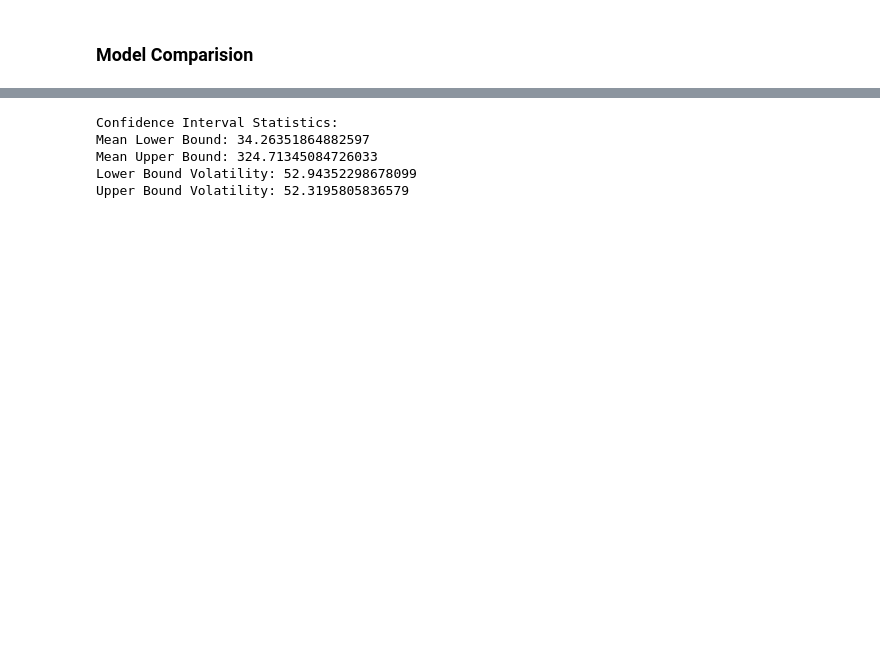
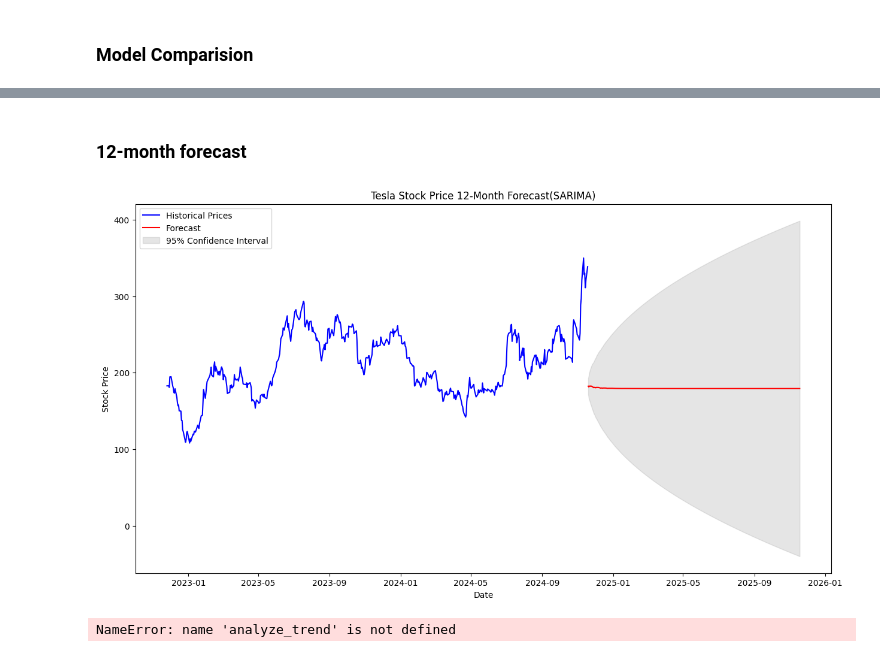
Before and after one commit to OL-YAD/portfolio-optimization-forecasting, a Jupyter notebook: notebooks/market_forecast_analysis.ipynb, the cells around one changed output, grey strips where cells are left out. Cells and saved outputs as stored; diff of their text form; code cells hidden in the pictures; blank space fills up the shorter version.

Commit message:
future market trens forcast

```diff
--- a/notebooks/market_forecast_analysis.ipynb
+++ b/notebooks/market_forecast_analysis.ipynb
@@ -694,17 +692,65 @@ plt.show()
 # %%
-# Confidence Interval Statistics
-ci_stats = {
-    'Mean Lower Bound': conf_int.iloc[:, 0].mean(),
-    'Mean Upper Bound': conf_int.iloc[:, 1].mean(),
-    'Lower Bound Volatility': conf_int.iloc[:, 0].std(),
-    'Upper Bound Volatility': conf_int.iloc[:, 1].std()
-}
-print("Confidence Interval Statistics:")
-for key, value in ci_stats.items():
-    print(f"{key}: {value}")
+# # Confidence Interval Statistics
+# ci_stats = {
+#     'Mean Lower Bound': conf_int.iloc[:, 0].mean(),
+#     'Mean Upper Bound': conf_int.iloc[:, 1].mean(),
+#     'Lower Bound Volatility': conf_int.iloc[:, 0].std(),
+#     'Upper Bound Volatility': conf_int.iloc[:, 1].std()
+# }
+# print("Confidence Interval Statistics:")
+# for key, value in ci_stats.items():
+#     print(f"{key}: {value}")
-# %% [output]
-Confidence Interval Statistics:
-Mean Lower Bound: 34.26351864882597
-Mean Upper Bound: 324.71345084726033
-Lower Bound Volatility: 52.94352298678099
-Upper Bound Volatility: 52.3195805836579
+# %% [markdown]
+### 12-month forecast
+# %%
+# Generate 12-month forecast with confidence intervals
+forecast_steps = 365  # 12 months of trading days
+forecast_object = model_sarima_fit_tsla.get_forecast(steps=forecast_steps)
+forecast = forecast_object.predicted_mean
+conf_int = forecast_object.conf_int()
+
+# Plotting forecast
+plt.figure(figsize=(15, 8))
+plt.plot(tsla_test.index, tsla_test.values, label='Historical Prices', color='blue')
+plt.plot(pd.date_range(start=tsla_test.index[-1], periods=forecast_steps+1)[1:], forecast, label='Forecast', color='red')
+plt.fill_between(
+    pd.date_range(start=tsla_test.index[-1], periods=forecast_steps+1)[1:],
+    conf_int.iloc[:, 0],
+    conf_int.iloc[:, 1],
+    color='gray', alpha=0.2,
+    label='95% Confidence Interval'
+)
+plt.title('Tesla Stock Price 12-Month Forecast(SARIMA)')
+plt.xlabel('Date')
+plt.ylabel('Stock Price')
+plt.legend()
+plt.show()
+
+
+
+trend_direction, price_change = analyze_trend(forecast)
+
+volatility_analysis = analyze_volatility(forecast, conf_int)
+
+opportunities, risks = identify_market_opportunities(forecast, conf_int)
+
+# Comprehensive Report
+print("\n--- Tesla Stock Price Forecast Analysis ---")
+print(f"\nTrend Analysis:")
+print(f"Trend Direction: {trend_direction}")
+print(f"Price Change: {price_change:.2f}%")
+
+print("\nVolatility and Risk:")
+print(f"Overall Volatility: {volatility_analysis['overall_volatility']:.2f}")
+print(f"Confidence Interval Width: {volatility_analysis['confidence_interval_width']:.2f}")
+
+print("\nMarket Opportunities:")
+for opp in opportunities:
+    print(f"Potential Price Increase: {opp['potential_increase']:.2f} from {opp['start_date']} to {opp['end_date']}")
+
+print("\nMarket Risks:")
+for risk in risks:
+    print(f"Potential Price Decline: {risk['potential_decline']:.2f} from {risk['start_date']} to {risk['end_date']}")
+# %% [output]
+[figure, added]
+NameError: name 'analyze_trend' is not defined
```
Also changed, not shown: parts of 19 cells of this notebook.
